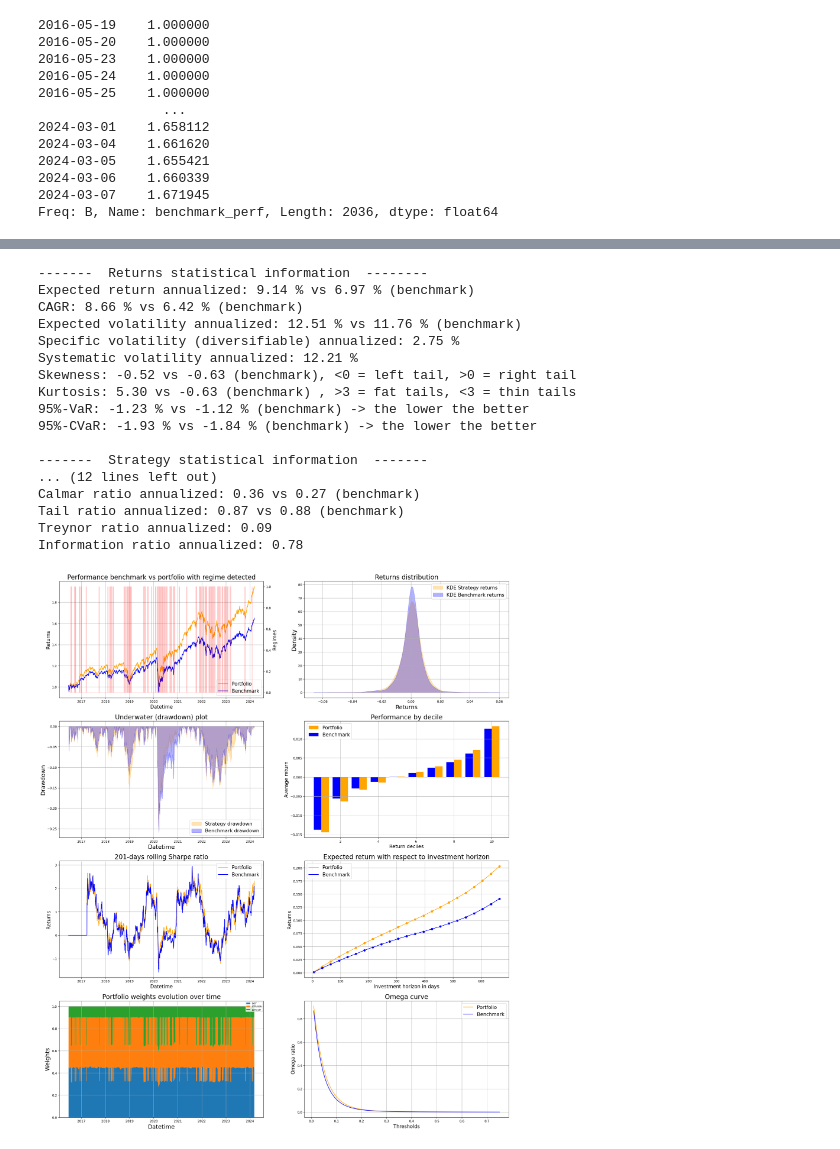
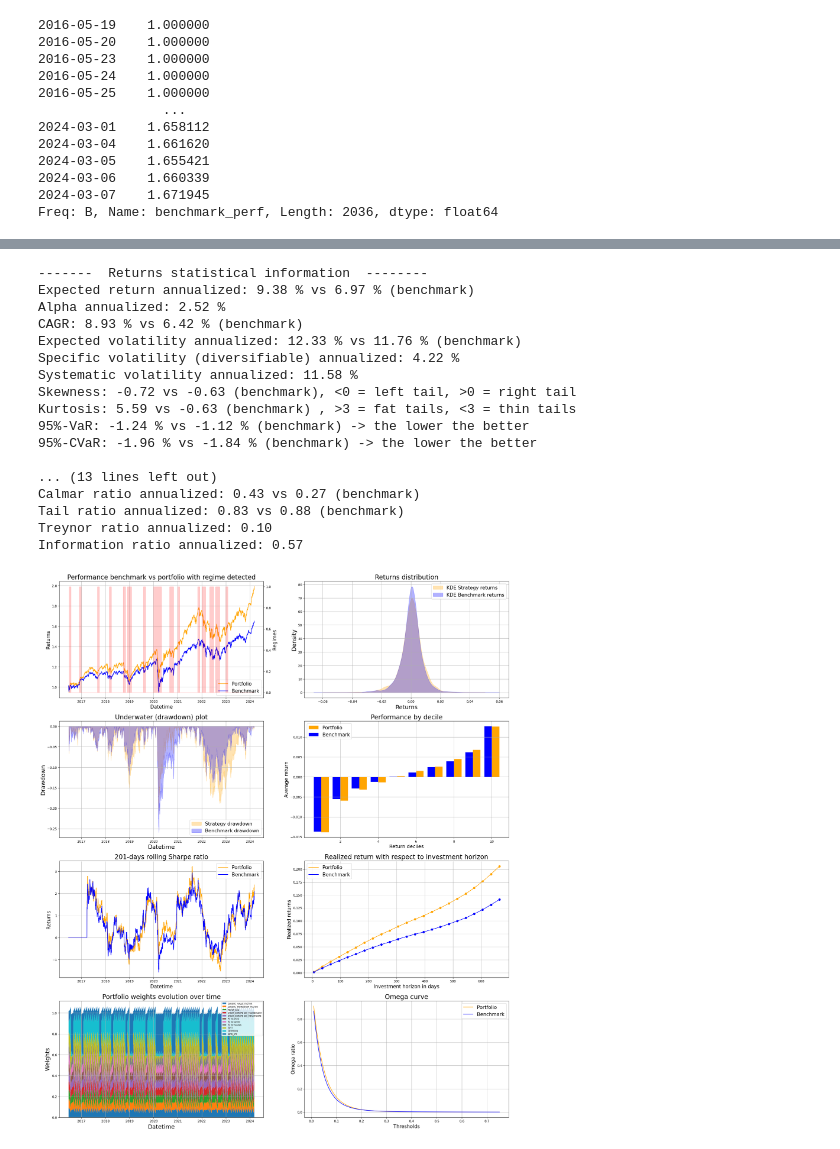
Before and after one commit to BaptisteZloch/Cross-Asset-Investment-Solutions, a Jupyter notebook: src/backtest_portoflio.ipynb, the cells around one changed output, grey strips where cells are left out. Drawn from its saved outputs; the diff is of its cells as text; code cells hidden in the pictures.

```diff
--- a/src/backtest_portoflio.ipynb
+++ b/src/backtest_portoflio.ipynb
@@ -31,7 +29,7 @@ bench_obj.benchmark_perf
 2024-03-07    1.671945
 Freq: B, Name: benchmark_perf, Length: 2036, dtype: float64
 # %%
-univ_obj = Universe(keep_only_benchmark_universe=True)
+univ_obj = Universe(keep_only_benchmark_universe=False)
 universe = univ_obj.get_universe_returns()
 universe
 # %% [output]
@@ -51,38 +72,39 @@ universe
 # %%
 bk_tester = Backtester(
     universe_returns=univ_obj.get_universe_returns(),
     market_returns=univ_obj.get_universe_returns()["SPTR500N"],
     benchmark_returns=bench_obj.benchmark_returns,
 )
 
 
 ptf_and_bench, ptf_weights_equal_weight, regimes, metrics_df = bk_tester.run_backtest(
     allocation_type=AllocationMethodsEnum.EQUALLY_WEIGHTED,
     rebalance_frequency=RebalanceFrequencyEnum.MONTH_END,
+    regime_frequency=RebalanceFrequencyEnum.MONTH_END,
     market_regime_model=RegimeDetectionModels.HIDDEN_MARKOV_MODEL,
-    bearish_leverage_by_securities={k: 1 for k in universe.columns},
-    bullish_leverage_by_securities={k: 1 for k in universe.columns},
+    bearish_leverage_by_securities={"SX5T": 0.9, "SPTR500N": 0.9},
+    bullish_leverage_by_securities={"SX5T": 1.1, "SPTR500N": 1.1},
     verbose=False,
 )
 # %% [output]
 -------  Returns statistical information  --------
-Expected return annualized: 9.14 % vs 6.97 % (benchmark)
-CAGR: 8.66 % vs 6.42 % (benchmark)
-Expected volatility annualized: 12.51 % vs 11.76 % (benchmark)
-Specific volatility (diversifiable) annualized: 2.75 %
-Systematic volatility annualized: 12.21 %
-Skewness: -0.52 vs -0.63 (benchmark), <0 = left tail, >0 = right tail
-Kurtosis: 5.30 vs -0.63 (benchmark) , >3 = fat tails, <3 = thin tails
-95%-VaR: -1.23 % vs -1.12 % (benchmark) -> the lower the better
-95%-CVaR: -1.93 % vs -1.84 % (benchmark) -> the lower the better
+Expected return annualized: 9.38 % vs 6.97 % (benchmark)
+Alpha annualized: 2.52 %
+CAGR: 8.93 % vs 6.42 % (benchmark)
+Expected volatility annualized: 12.33 % vs 11.76 % (benchmark)
+Specific volatility (diversifiable) annualized: 4.22 %
+Systematic volatility annualized: 11.58 %
+Skewness: -0.72 vs -0.63 (benchmark), <0 = left tail, >0 = right tail
+Kurtosis: 5.59 vs -0.63 (benchmark) , >3 = fat tails, <3 = thin tails
+95%-VaR: -1.24 % vs -1.12 % (benchmark) -> the lower the better
+95%-CVaR: -1.96 % vs -1.84 % (benchmark) -> the lower the better
 
--------  Strategy statistical information  -------
-... (12 lines left out)
-Calmar ratio annualized: 0.36 vs 0.27 (benchmark)
-Tail ratio annualized: 0.87 vs 0.88 (benchmark)
-Treynor ratio annualized: 0.09
-Information ratio annualized: 0.78
+... (13 lines left out)
+Calmar ratio annualized: 0.43 vs 0.27 (benchmark)
+Tail ratio annualized: 0.83 vs 0.88 (benchmark)
+Treynor ratio annualized: 0.10
+Information ratio annualized: 0.57
-[figure, old version]
+[figure, new version]
 # %%
 fig, ax = plt.subplots(1, 1, figsize=(25, 10))
 
```
Also changed, not shown: parts of 4 cells of this notebook, 4 other files.
